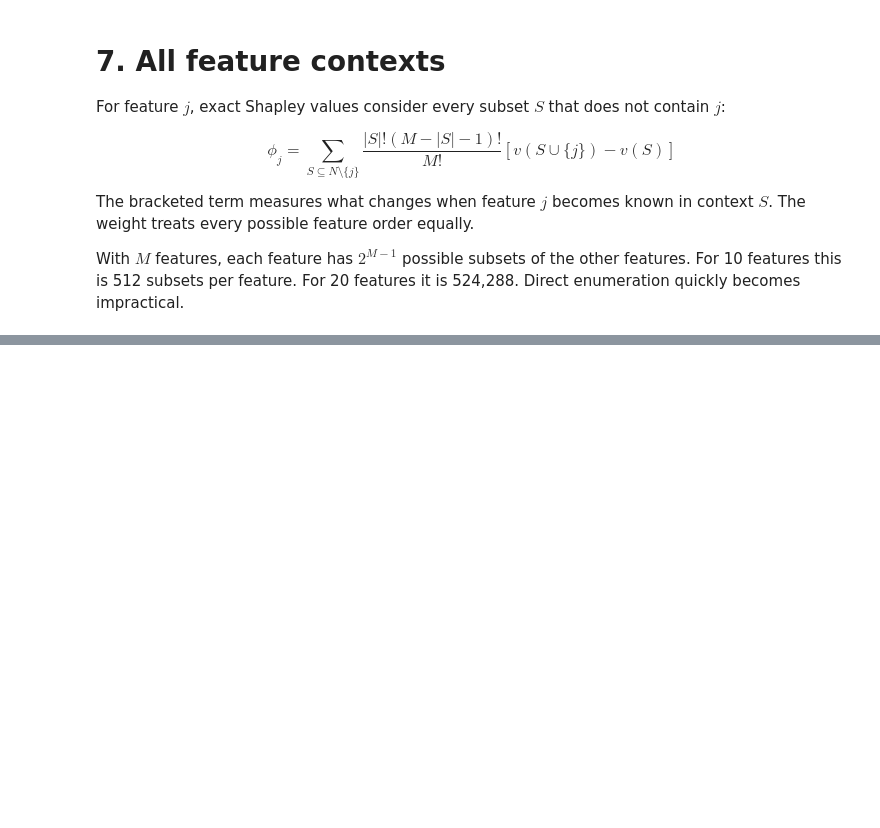
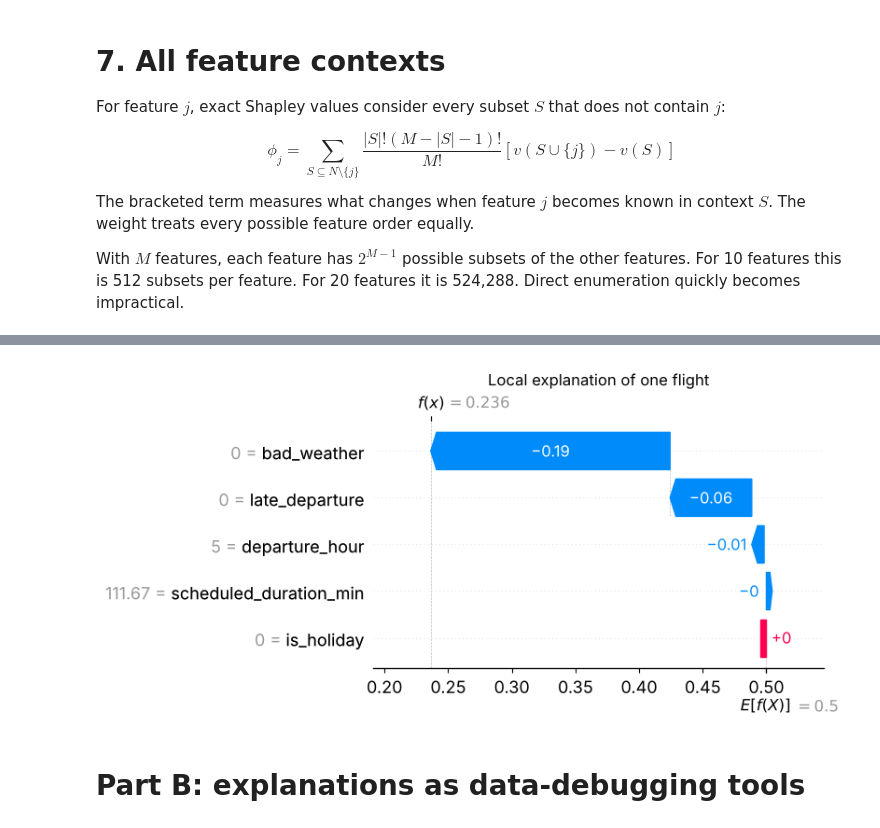
Before and after one commit to w4bo/AA2627-unibo-dcai, a Jupyter notebook: slides/lab-06-explainability.ipynb, the cells around one changed output, grey strips where cells are left out. Cells and saved outputs as stored; diff of their text form; code cells hidden in the pictures; blank space fills up the shorter version.

```diff
--- a/slides/lab-06-explainability.ipynb
+++ b/slides/lab-06-explainability.ipynb
@@ -288,0 +464,15 @@ local_shap
+# %%
+explanation = shap.Explanation(
+    values=shap_values_positive_class[row_id],
+    base_values=baseline_positive_class,
+    data=X_shap.iloc[row_id].to_numpy(),
+    feature_names=list(X_shap.columns),
+)
+shap.plots.waterfall(explanation, show=False)
+plt.title("Local explanation of one flight")
+plt.tight_layout()
+plt.show()
+# %% [output]
+[figure, added]
+# %% [markdown]
+# Part B: explanations as data-debugging tools
```
Also changed, not shown: parts of 60 cells of this notebook, 1 other file.
